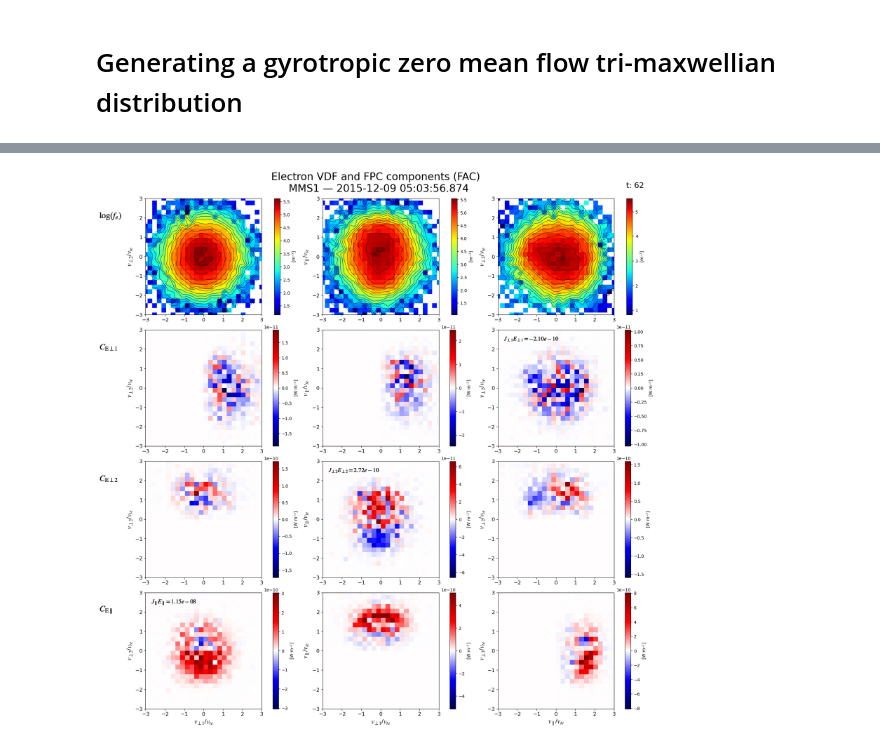
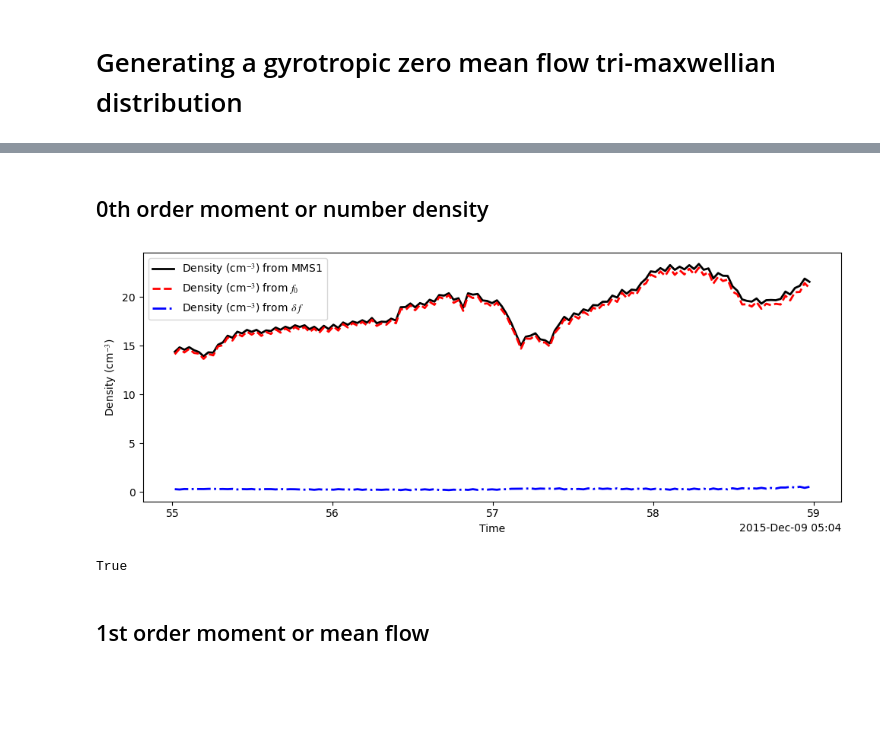
Before and after one commit to regisjohn/FPC_mRx, a Jupyter notebook: scripts/Trimaxwellian_test.ipynb, the cells around one changed output, grey strips where cells are left out. Saved outputs shown, nothing was run; the diff lists cells and outputs as text; code cells hidden in the pictures; blank space fills up the shorter version.

```diff
--- a/scripts/Trimaxwellian_test.ipynb
+++ b/scripts/Trimaxwellian_test.ipynb
@@ -103,11 +179,40 @@ hfile, hfile1
 # %%
-with h5py.File(hfile, "r") as f:
-    ntime = f["meta"]["time"][:]
-    vv_fac = f["fac"]["vv"][:]
-    vdf_vol = f["gse"]["vdf_vol"][:]
+with h5py.File(hfile1, "r") as f:
+        time1 = f["meta"]["time"][:]
+        vdf_vol1 = f["meta"]["vdf_vol"][:]
+        vdf_eq1 = f["fac"]["vdf_eq"][:]
+        vvol1 = f["meta"]["vvol"][:]
-# %%
-fpc.imagecont_vdf_fpcfold(trange, species='e', bin_width_frac=0.25, time_index = 62,
-        coord_type='fac', suptitle_sfx='', dpi_val=100, axis_fntsz=16,
-        cbar_ht=0.050, save_fig=False, outdir_sfx='', show_tind=True)
-# %% [output]
-[figure, removed]
+# %% [markdown]
+## 0th order moment or number density
+# %%
+vdf_eq_vol1 = vdf_eq1*vvol1 # from f_0
+# %%
+ne_eq1 = np.nansum(vdf_eq_vol1, axis=0)   # from f_0
+ne_dvdf1 = np.nansum(vdf_vol1, axis=0)   # from df
+# %%
+import matplotlib.pyplot as plt
+from pyspedas import time_datetime
+
+# Convert your density from m^-3 → cm^-3
+ne_eq_cm1 = ne_eq1 * 1e-6
+ne_dvdf_cm1 = ne_dvdf1 * 1e-6
+time_dt = time_datetime(ntime)
+plt.figure(figsize=(10,4))
+
+plt.plot(time_dt, ne_mms1, label='Density (cm$^{-3}$) from MMS1', color='k', linewidth=2)
+plt.plot(time_dt, ne_eq_cm1, '--', label='Density (cm$^{-3}$) from $f_0$', color='r', linewidth=2)
+plt.plot(time_dt, ne_dvdf_cm1, '-.', label=r'Density (cm$^{-3}$) from $\delta~f$', color='b', linewidth=2)
+
+plt.xlabel('Time')
+plt.ylabel('Density (cm$^{-3}$)')
+plt.legend()
+plt.tight_layout()
+plt.show()
+# %% [output]
+[figure, added]
+# %%
+np.array_equal(ne_eq, ne_eq1)
+# %% [output]
+True
+# %% [markdown]
+## 1st order moment or mean flow
```
Also changed, not shown: parts of 53 cells of this notebook, 6 other files.
